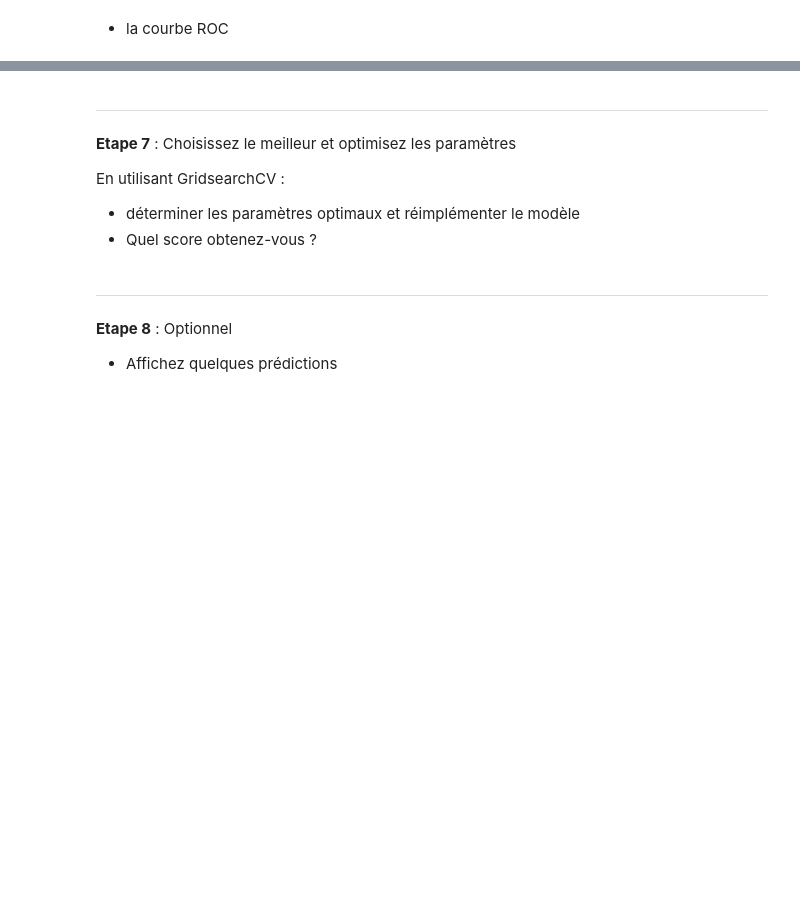
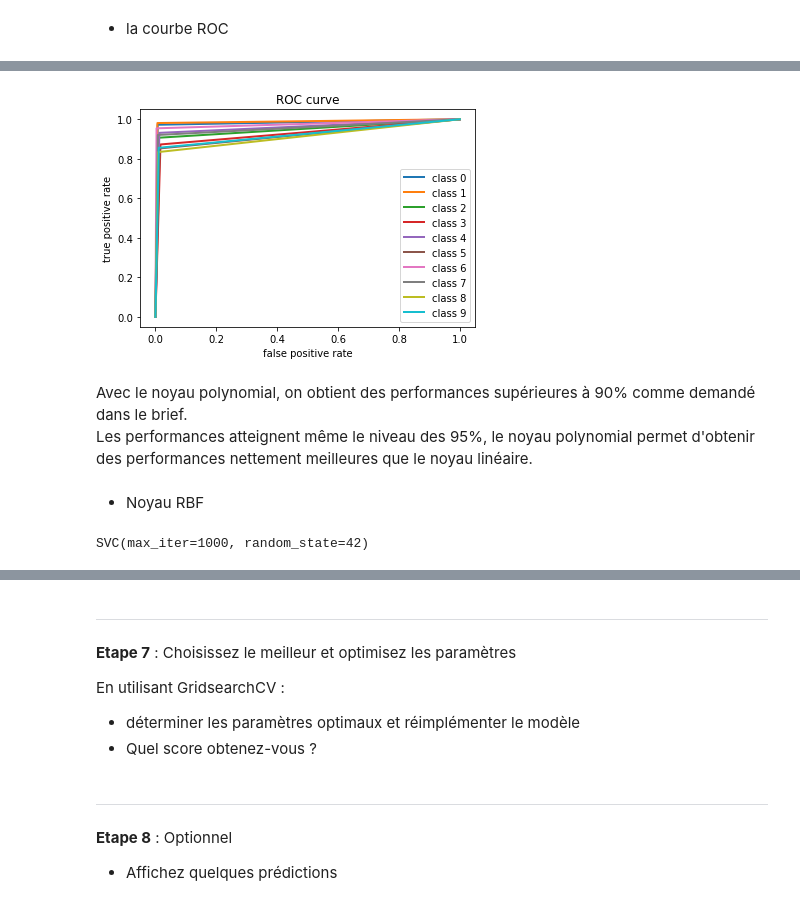
Before and after one commit to ericbertrand8686/Poste, a Jupyter notebook: Brief_poste.ipynb, the cells around one changed output, grey strips where cells are left out. Cells and saved outputs as stored; diff of their text form; code cells hidden in the pictures; blank space fills up the shorter version.

```diff
--- a/Brief_poste.ipynb
+++ b/Brief_poste.ipynb
@@ -467,0 +506,26 @@ clf.score(X_features, y)
+# %%
+# roc curve
+fpr = {}
+tpr = {}
+
+for i in range(n_classes):
+    fpr[i], tpr[i], _ = roc_curve(Y_test[:, i], Y_test_pred[:, i])
+    plt.plot(fpr[i], tpr[i], lw=2, label='class {}'.format(i))
+
+plt.xlabel("false positive rate")
+plt.ylabel("true positive rate")
+plt.legend(loc="best")
+plt.title("ROC curve")
+plt.show()
+# %% [output]
+[figure, added]
+# %% [markdown]
+Avec le noyau polynomial, on obtient des performances supérieures à 90% comme demandé dans le brief.
+Les performances atteignent même le niveau des 95%, le noyau polynomial permet d'obtenir des performances nettement meilleures que le noyau linéaire.
+# %% [markdown]
+-  Noyau RBF
+# %%
+svc = svm.SVC(C=1.0, kernel='rbf', degree=3, max_iter=1000, random_state=42)
+svc.fit(X_train, y_train)
+# %% [output]
+SVC(max_iter=1000, random_state=42)
```
Also changed, not shown: parts of 26 cells of this notebook.
